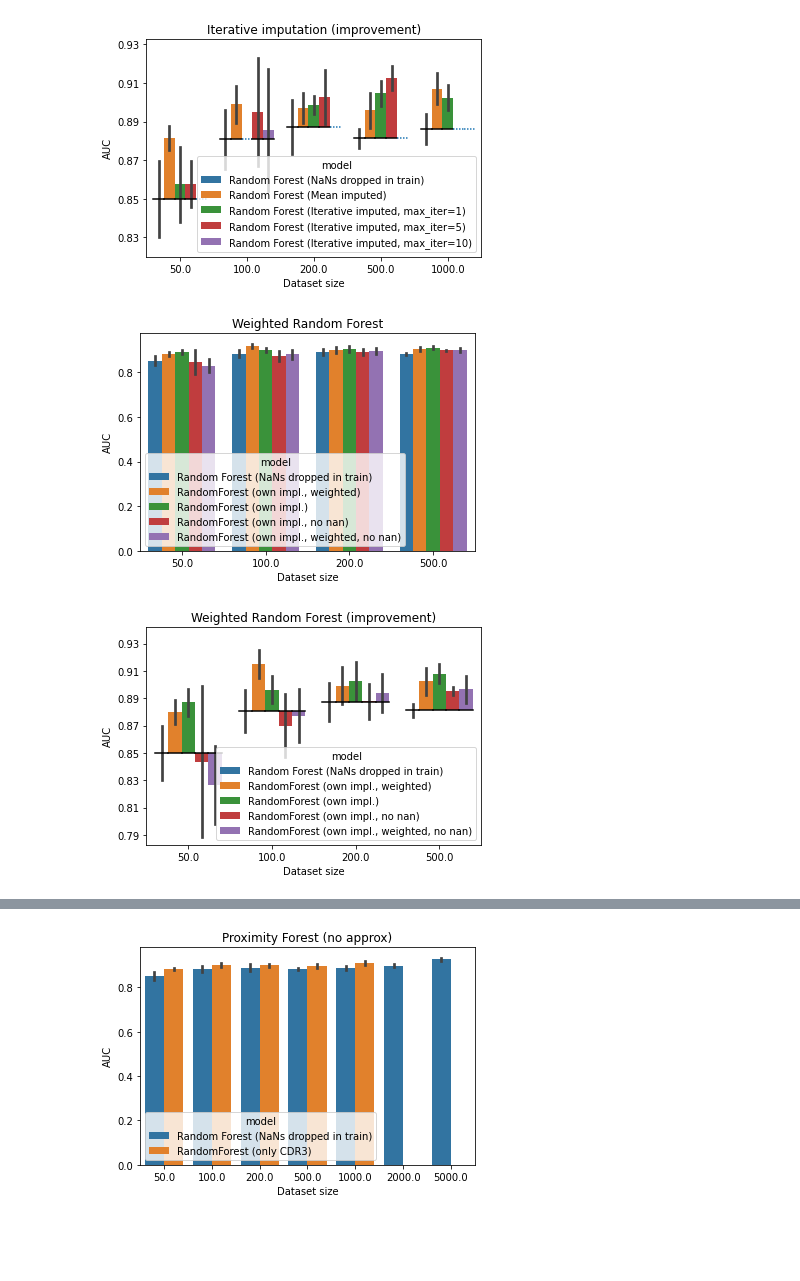
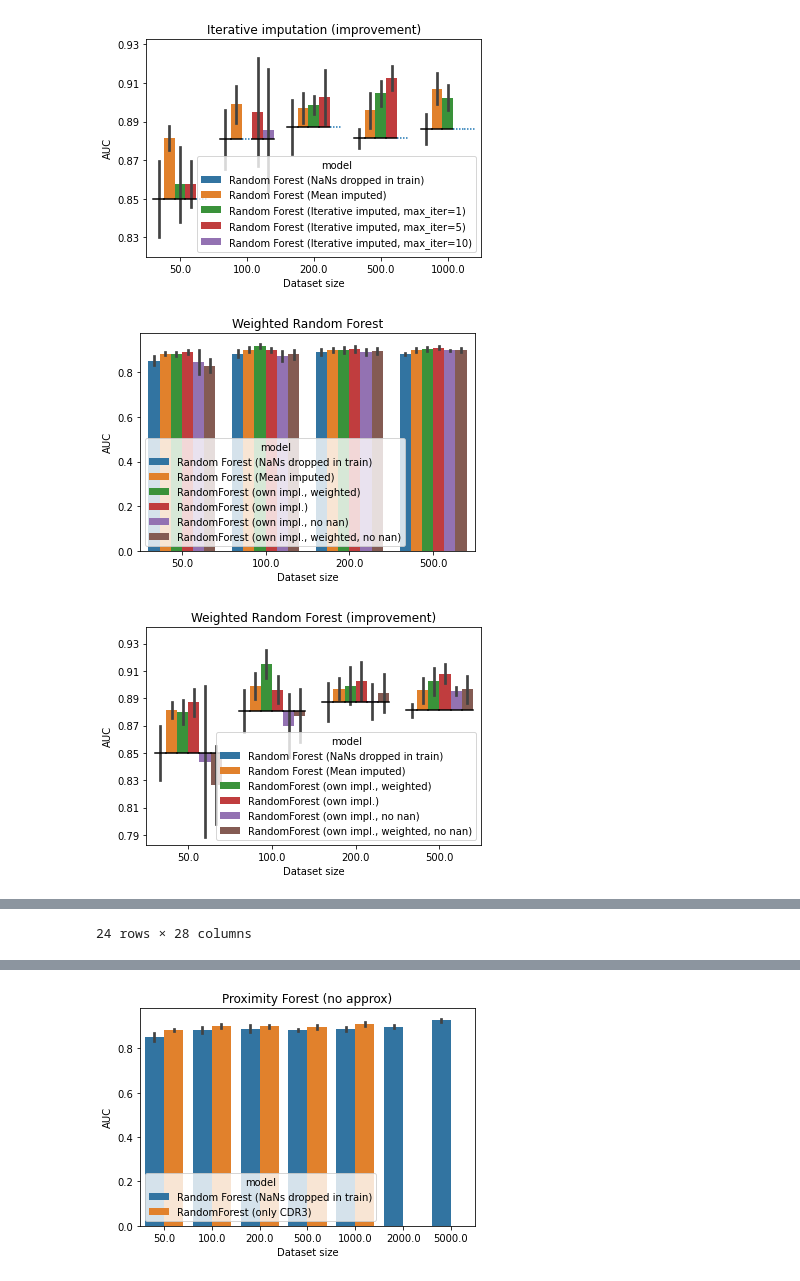
Before and after one commit to arnodeceuninck/thesis, a Jupyter notebook: 99.1 compose.ipynb, the cells around one changed output, grey strips where cells are left out. Drawn from its saved outputs; the diff is of its cells as text; code cells hidden in the pictures; blank space fills up the shorter version.

```diff
--- a/99.1 compose.ipynb
+++ b/99.1 compose.ipynb
@@ -266,22 +189,26 @@ plot_scores(df, title, wrap=True, x="df_size", hue="model", xlabel="Dataset size
 # %%
 title = "Weighted Random Forest"
 
 df = compose_all(
     base_all + ['outputs/model-evaluations-20230522-203946-GILGFVFTL-50-weighted-rf/scores-20230522-204407.csv',
                 'outputs/model-evaluations-20230522-204411-GILGFVFTL-100-weighted-rf/scores-20230522-205100.csv',
                 'outputs/model-evaluations-20230522-205105-GILGFVFTL-200-weighted-rf/scores-20230522-211114.csv',
                 'outputs/model-evaluations-20230522-213519-GILGFVFTL-500-weighted-rf/scores-20230522-232154.csv'],
     None,
     models_to_keep=["Random Forest (NaNs dropped in train)",
+                    "Random Forest (Mean imputed)",
                     "RandomForest (own impl., weighted)",
                     "RandomForest (own impl.)",
                     "RandomForest (own impl., no nan)",
                     "RandomForest (own impl., weighted, no nan)"],
     attributes_to_keep={'df_size': [50, 100, 200, 500]})
 
+
 output = 'graphs/GILGFVFTL-weighted-rf.png'
 plot_scores(df, title, wrap=True, x="df_size", hue="model", xlabel="Dataset size", ylabel="AUC", output_file=output,
             plot=True)
+
+df.groupby(['df_size', 'model']).agg(['mean', 'std'])
 # %% [output]
-[figure, old version]
+[figure, new version]
-[figure, old version]
+[figure, new version]
@@ -288,3 +234,4 @@ plot_scores(df, title, wrap=True, x="df_size", hue="model", xlabel="Dataset size
+24 rows × 28 columns
 # %%
 title = "Proximity Forest (all)"
 
```
Also changed, not shown: parts of 21 cells of this notebook, 7 other files.
